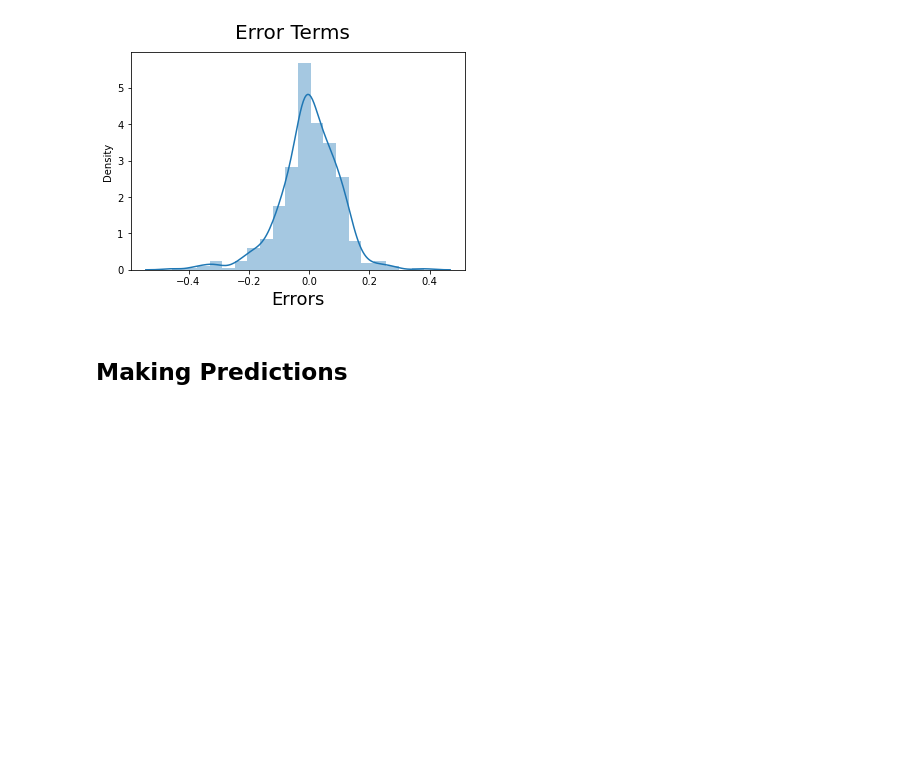
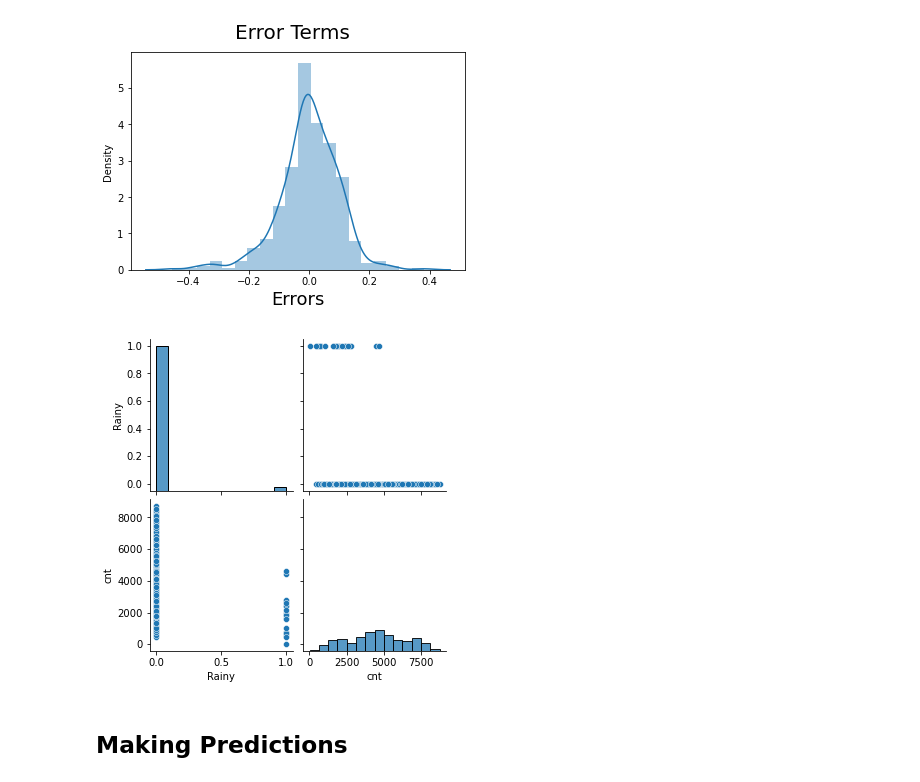
Before and after one commit to cnnnaveen1/Linear-Regression-Assignment, a Jupyter notebook: Naveen_Chakravarthi.ipynb, the cells around one changed output. Cells and saved outputs as stored; diff of their text form; code cells hidden in the pictures; blank space fills up the shorter version.

```diff
--- a/Naveen_Chakravarthi.ipynb
+++ b/Naveen_Chakravarthi.ipynb
@@ -953,6 +967,11 @@ plt.xlabel('Errors', fontsize = 18)
 # %% [output]
 Text(0.5, 0, 'Errors')
 [figure]
+# %%
+sns.pairplot(cycle[['Rainy','cnt']])
+plt.show()
+# %% [output]
+[figure, added]
 # %% [markdown]
 ## Making Predictions ##
 # %%
```
Also changed, not shown: parts of 4 cells of this notebook.
